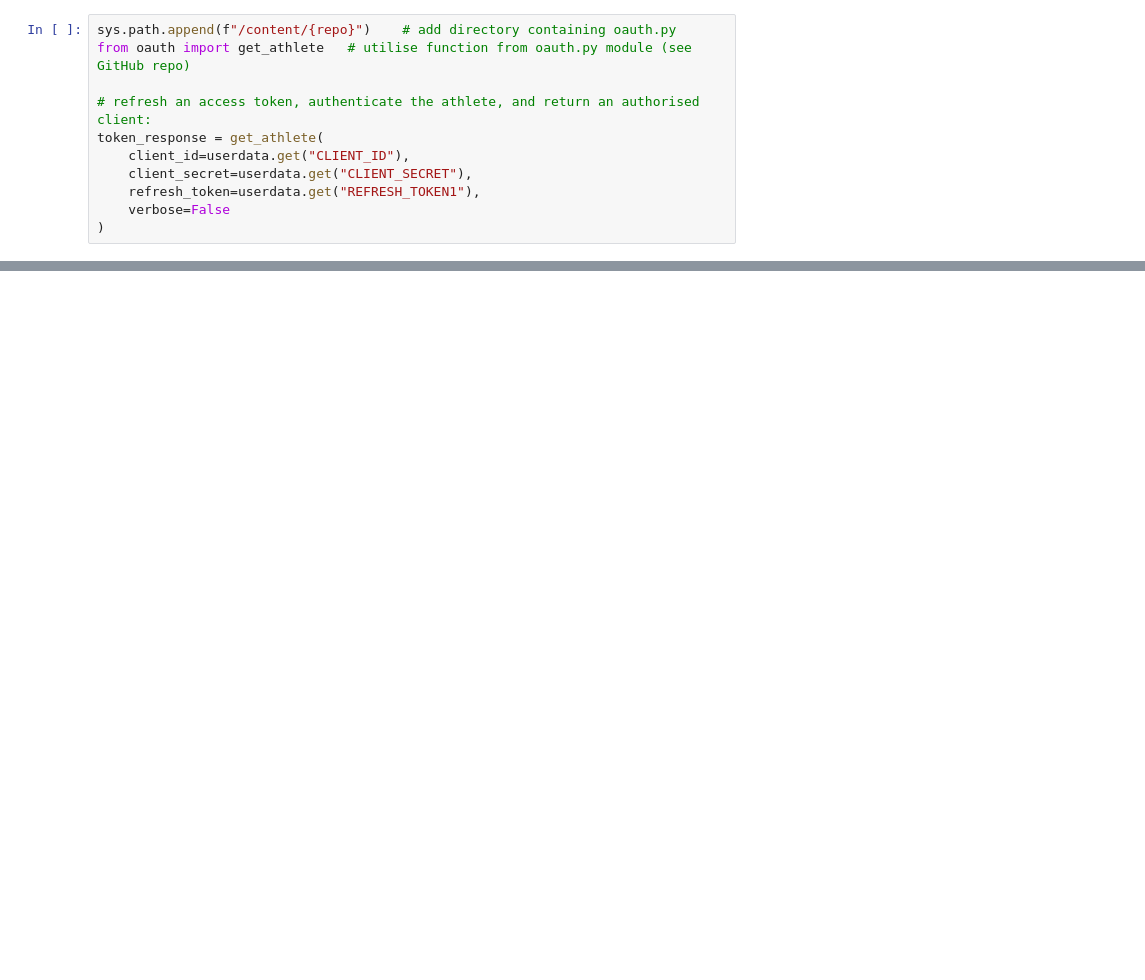
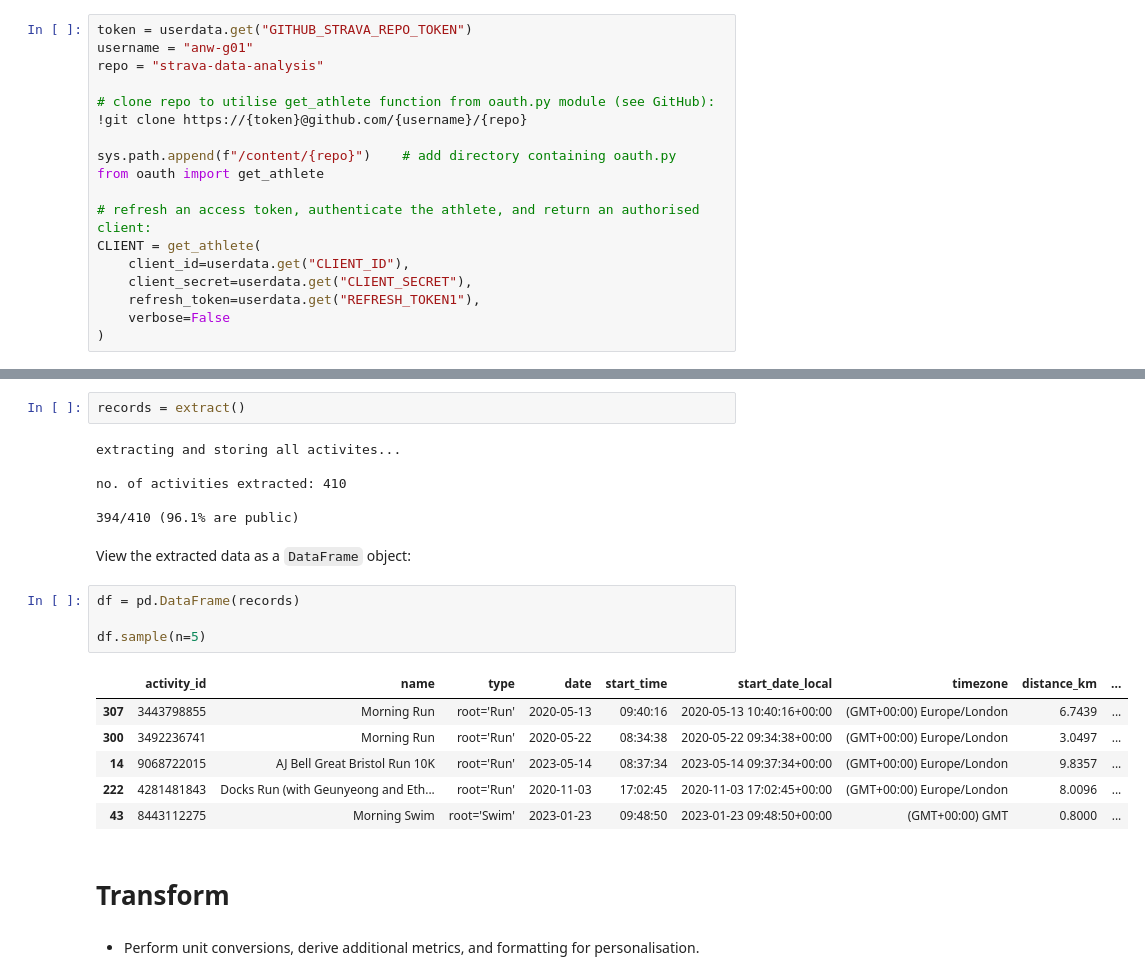
Before and after one commit to anw-g01/strava-data-analysis, a Jupyter notebook: etl_pipeline.ipynb, the cells around one changed output, grey strips where cells are left out. Drawn from its saved outputs; the diff is of its cells as text; blank space fills up the shorter version.

Commit message:
Update with new ETL functions for processing the extracted data.

```diff
--- a/etl_pipeline.ipynb
+++ b/etl_pipeline.ipynb
@@ -24,9 +25,16 @@ repo = "strava-data-analysis"
 # %%
+token = userdata.get("GITHUB_STRAVA_REPO_TOKEN")
+username = "anw-g01"
+repo = "strava-data-analysis"
+
+# clone repo to utilise get_athlete function from oauth.py module (see GitHub):
+!git clone https://{token}@github.com/{username}/{repo}
+
 sys.path.append(f"/content/{repo}")    # add directory containing oauth.py
-from oauth import get_athlete   # utilise function from oauth.py module (see GitHub repo)
+from oauth import get_athlete
 
 # refresh an access token, authenticate the athlete, and return an authorised client:
-token_response = get_athlete(
+CLIENT = get_athlete(
     client_id=userdata.get("CLIENT_ID"),
     client_secret=userdata.get("CLIENT_SECRET"),
     refresh_token=userdata.get("REFRESH_TOKEN1"),
@@ -34,0 +120,25 @@ token_response = get_athlete(
+# %%
+records = extract()
+# %% [output]
+extracting and storing all activites...
+
+no. of activities extracted: 410
+
+394/410 (96.1% are public)
+# %% [markdown]
+View the extracted data as a `DataFrame` object:
+# %%
+df = pd.DataFrame(records)
+
+df.sample(n=5)
+# %% [output]
+|  | activity_id | name | type | date | start_time | start_date_local | timezone | distance_km | ... |
+| 307 | 3443798855 | Morning Run | root='Run' | 2020-05-13 | 09:40:16 | 2020-05-13 10:40:16+00:00 | (GMT+00:00) Europe/London | 6.7439 | ... |
+| 300 | 3492236741 | Morning Run | root='Run' | 2020-05-22 | 08:34:38 | 2020-05-22 09:34:38+00:00 | (GMT+00:00) Europe/London | 3.0497 | ... |
+| 14 | 9068722015 | AJ Bell Great Bristol Run 10K | root='Run' | 2023-05-14 | 08:37:34 | 2023-05-14 09:37:34+00:00 | (GMT+00:00) Europe/London | 9.8357 | ... |
+| 222 | 4281481843 | Docks Run (with Geunyeong and Eth... | root='Run' | 2020-11-03 | 17:02:45 | 2020-11-03 17:02:45+00:00 | (GMT+00:00) Europe/London | 8.0096 | ... |
+| 43 | 8443112275 | Morning Swim | root='Swim' | 2023-01-23 | 09:48:50 | 2023-01-23 09:48:50+00:00 | (GMT+00:00) GMT | 0.8000 | ... |
+# %% [markdown]
+# Transform
+# %% [markdown]
+- Perform unit conversions, derive additional metrics, and formatting for personalisation.
```
Also changed, not shown: parts of 18 cells of this notebook.
